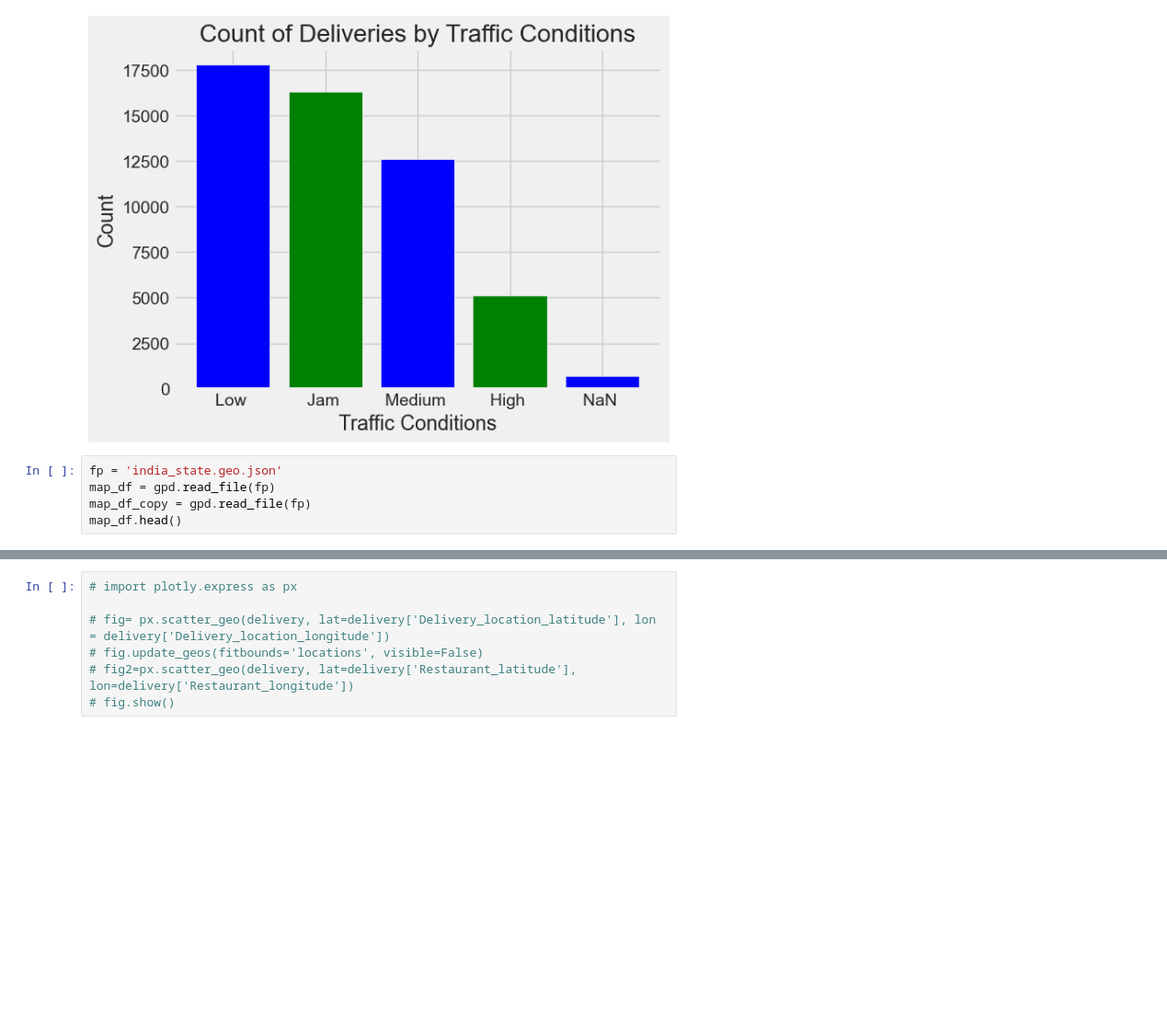
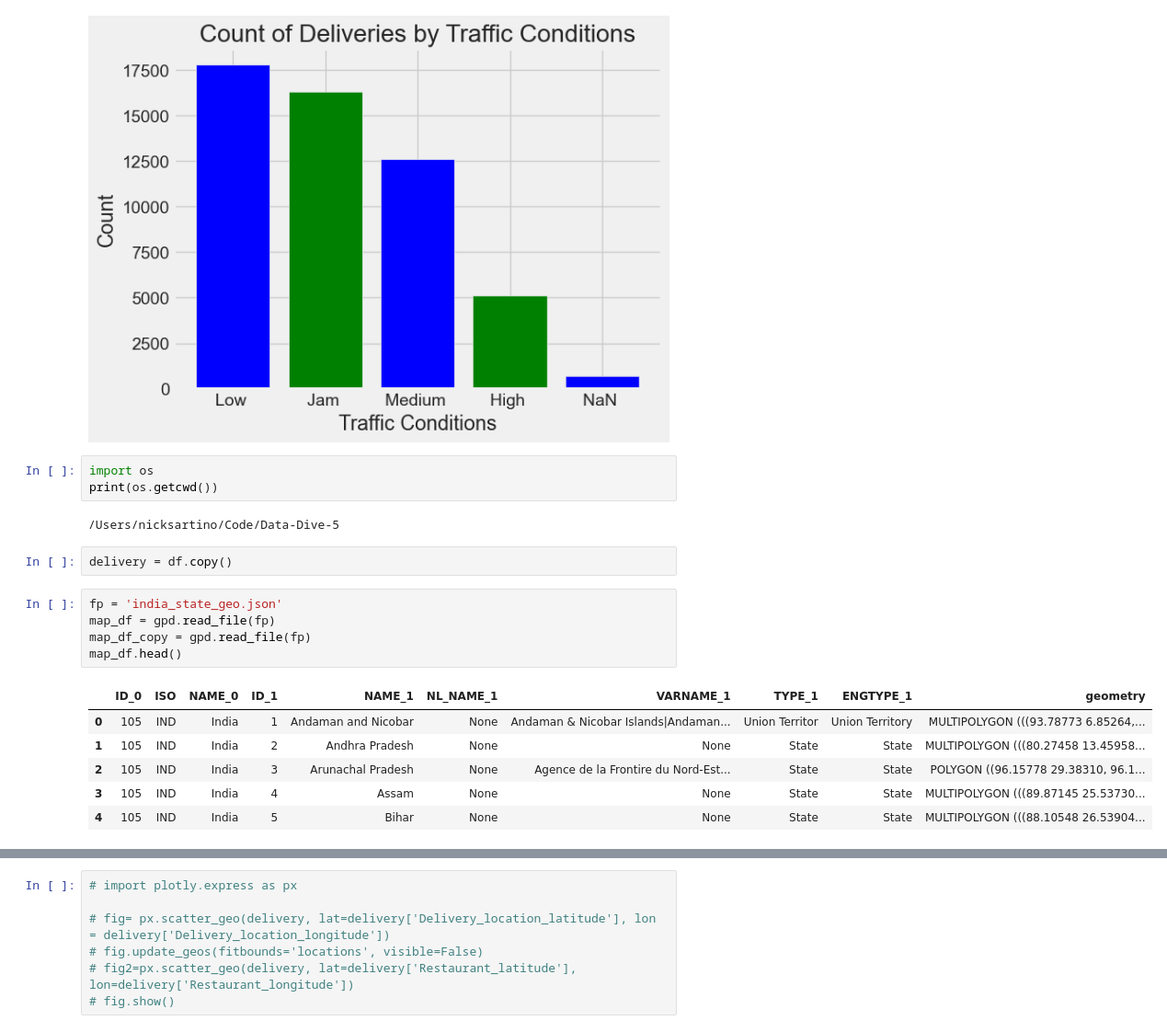
Before and after one commit to Spikes666/Data-Dive-5, a Jupyter notebook: main.ipynb, the cells around one changed output, grey strips where cells are left out. Shown: that part at 92% size. Drawn from its saved outputs; the diff is of its cells as text; blank space fills up the shorter version.

Commit message:
Updated reference to .json file which now loads correctly.

```diff
--- a/main.ipynb
+++ b/main.ipynb
@@ -323,10 +323,24 @@ plt.title('Count of Deliveries by Traffic Conditions')
 plt.show()
 # %% [output]
 [figure]
+# %%
+import os
+print(os.getcwd())
+# %% [output]
+/Users/nicksartino/Code/Data-Dive-5
+# %%
+delivery = df.copy()
 # %%
-fp = 'india_state.geo.json'
+fp = 'india_state_geo.json'
 map_df = gpd.read_file(fp)
 map_df_copy = gpd.read_file(fp)
 map_df.head()
+# %% [output]
+|  | ID_0 | ISO | NAME_0 | ID_1 | NAME_1 | NL_NAME_1 | VARNAME_1 | TYPE_1 | ENGTYPE_1 | geometry |
+| 0 | 105 | IND | India | 1 | Andaman and Nicobar | None | Andaman & Nicobar Islands|Andaman... | Union Territor | Union Territory | MULTIPOLYGON (((93.78773 6.85264,... |
+| 1 | 105 | IND | India | 2 | Andhra Pradesh | None | None | State | State | MULTIPOLYGON (((80.27458 13.45958... |
+| 2 | 105 | IND | India | 3 | Arunachal Pradesh | None | Agence de la Frontire du Nord-Est... | State | State | POLYGON ((96.15778 29.38310, 96.1... |
+| 3 | 105 | IND | India | 4 | Assam | None | None | State | State | MULTIPOLYGON (((89.87145 25.53730... |
+| 4 | 105 | IND | India | 5 | Bihar | None | None | State | State | MULTIPOLYGON (((88.10548 26.53904... |
 # %%
 merged = map_df.set_index('geometry').join(delivery.set_index('State'))
```
Also changed, not shown: parts of 15 cells of this notebook.
